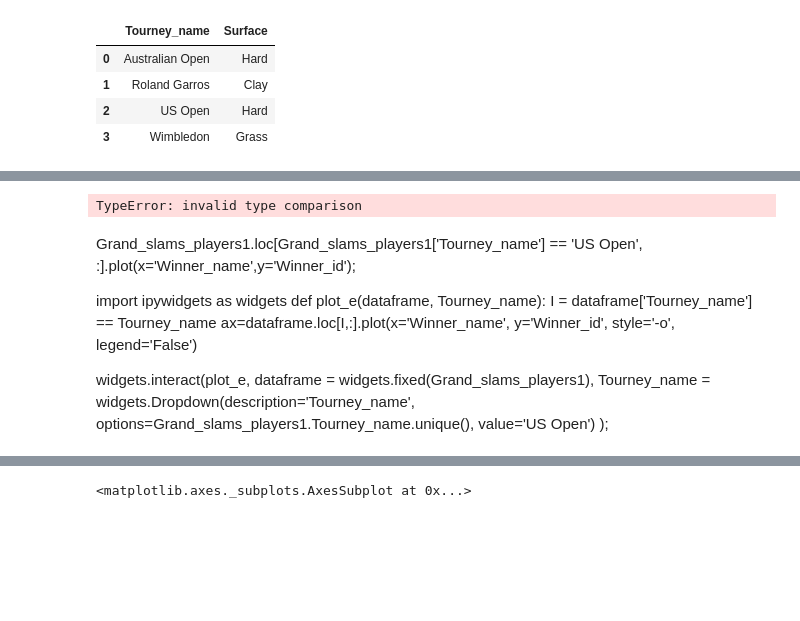
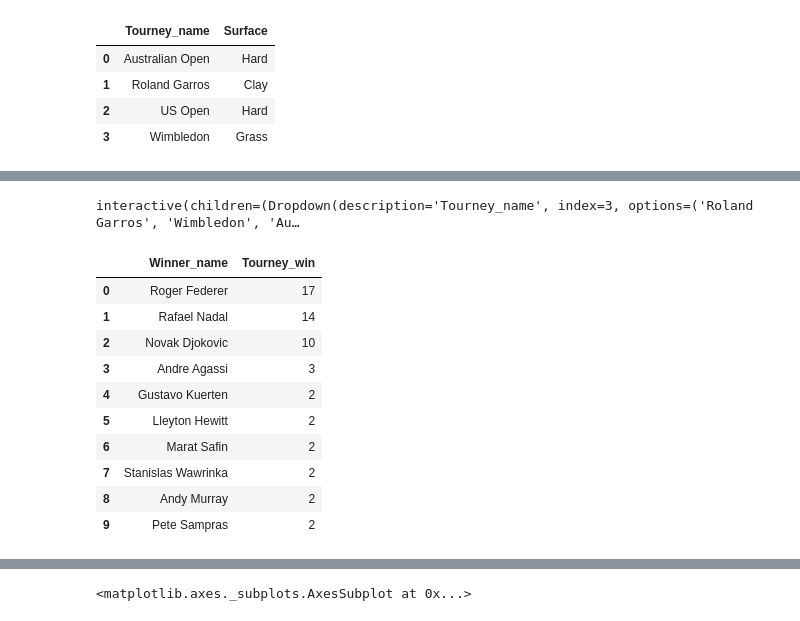
Before and after one commit to NumEconCopenhagen/projects-2019-ccl, a Jupyter notebook: dataproject/dataProject.ipynb, the cells around one changed output, grey strips where cells are left out. Drawn from its saved outputs; the diff is of its cells as text; code cells hidden in the pictures; blank space fills up the shorter version.

```diff
--- a/dataproject/dataProject.ipynb
+++ b/dataproject/dataProject.ipynb
@@ -181,29 +197,39 @@ Grand_slams_table.head()
 # %%
 Tennis_subset['Match_number2'] = Tennis_subset['Match_number'] + 1
-Tennis_subset['Tourney_win'] = np.where(Tennis_subset['Match_number2'] == Tennis_subset['Draw_size'],int("1") ,float("0"))
-
+Tennis_subset['Tourney_win'] = np.where(Tennis_subset['Match_number2'] == Tennis_subset['Draw_size'], 1 , 0)
 
 Grand_slams_players = Tennis_subset.loc[Tennis_subset['Tourney_level'] == 'G', ["Tourney_name", "Winner_name", "Tourney_win"]]
-Grand_slams_players1 = Grand_slams_players.loc[Grand_slams_players['Tourney_win'] == '1', ["Tourney_name", "Winner_name", "Tourney_win"]]
+Grand_slams_players1 = Grand_slams_players.loc[Grand_slams_players['Tourney_win'] == 1, ["Tourney_name", "Winner_name", "Tourney_win"]]
 
 Grand_slams_players2 = Grand_slams_players.groupby(["Tourney_name", "Winner_name"]).agg({"Tourney_win":'sum'}).fillna(0).sort_values(["Tourney_win"], ascending=False).reset_index()
-
-#Grand_slams_players2 = Grand_slams_players1.loc[Grand_slams_players1["Tourney_win"] == "1"]
-
-Grand_slams_players2.head(50)
-
-#X.loc[X['id'] > 1]
+Grand_slams_players3 = Grand_slams_players2.loc[Grand_slams_players2['Tourney_win'] >= 1, ["Tourney_name", "Winner_name", "Tourney_win"]]
-# %% [output]
-TypeError: invalid type comparison
-# %% [markdown]
-Grand_slams_players1.loc[Grand_slams_players1['Tourney_name'] == 'US Open', :].plot(x='Winner_name',y='Winner_id');
-
-import ipywidgets as widgets
-def plot_e(dataframe, Tourney_name):
-    I = dataframe['Tourney_name'] == Tourney_name
-    ax=dataframe.loc[I,:].plot(x='Winner_name', y='Winner_id', style='-o', legend='False')
-
-widgets.interact(plot_e,
-    dataframe = widgets.fixed(Grand_slams_players1),
-    Tourney_name = widgets.Dropdown(description='Tourney_name', options=Grand_slams_players1.Tourney_name.unique(), value='US Open')
-);
+# %%
+import ipywidgets as widgets
+def plot_e(dataframe, Tourney_name):
+    I = dataframe['Tourney_name'] == Tourney_name
+    ax=dataframe.loc[I,:].plot.bar(x='Winner_name', y='Tourney_win', style='-o', legend='False')
+
+widgets.interact(plot_e,
+    dataframe = widgets.fixed(Grand_slams_players3),
+    Tourney_name = widgets.Dropdown(description='Tourney_name', options=Grand_slams_players3.Tourney_name.unique(), value='US Open')
+);
+# %% [output]
+interactive(children=(Dropdown(description='Tourney_name', index=3, options=('Roland Garros', 'Wimbledon', 'Au…
+# %%
+Grand_slams_total_Player = Grand_slams_players2.loc[:,["Winner_name", "Tourney_win", "Tourney_sum"]]
+
+Grand_slams_total_Player = Grand_slams_total_Player.groupby(["Winner_name"]).agg({"Tourney_win":'sum'}).fillna(0).sort_values(["Tourney_win"], ascending=False).reset_index()
+
+Grand_slams_total_Player.head(10)
+# %% [output]
+|  | Winner_name | Tourney_win |
+| 0 | Roger Federer | 17 |
+| 1 | Rafael Nadal | 14 |
+| 2 | Novak Djokovic | 10 |
+| 3 | Andre Agassi | 3 |
+| 4 | Gustavo Kuerten | 2 |
+| 5 | Lleyton Hewitt | 2 |
+| 6 | Marat Safin | 2 |
+| 7 | Stanislas Wawrinka | 2 |
+| 8 | Andy Murray | 2 |
+| 9 | Pete Sampras | 2 |
```
Also changed, not shown: parts of 23 cells of this notebook, 1 other file.
